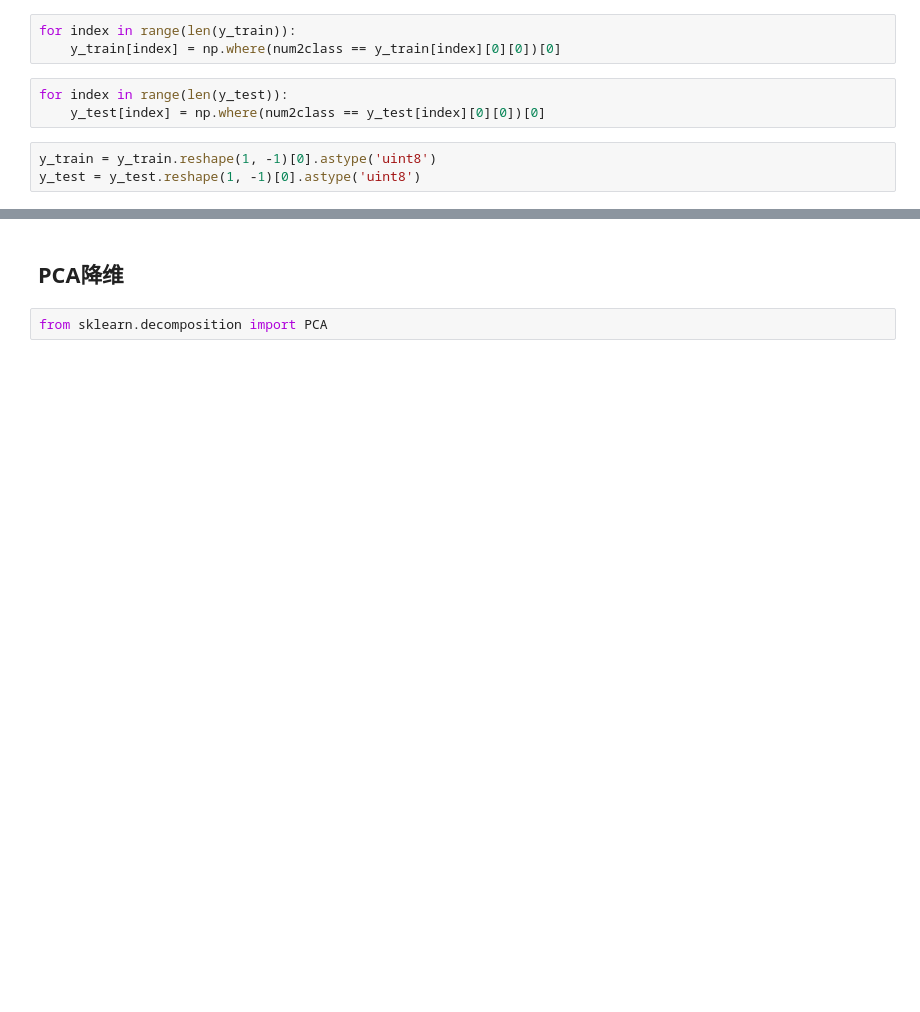
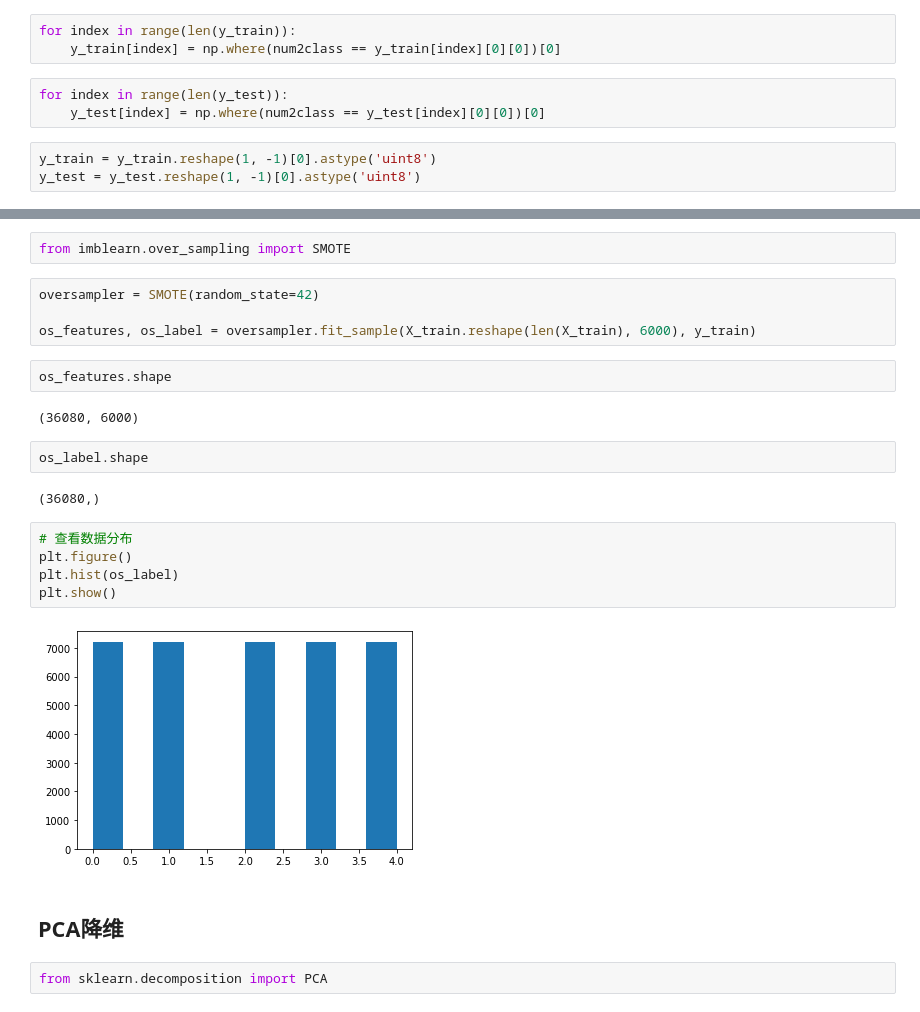
Before and after one commit to madao33/ECG-Classfier, a Jupyter notebook: code/mlModels.ipynb, the cells around one changed output, grey strips where cells are left out. Cells and saved outputs as stored; diff of their text form; blank space fills up the shorter version.

```diff
--- a/code/mlModels.ipynb
+++ b/code/mlModels.ipynb
@@ -69,3 +76,24 @@ y_test_norm = (y_test == 0).reshape(1, -1)[0]
+# %%
+from imblearn.over_sampling import SMOTE
+# %%
+oversampler = SMOTE(random_state=42)
+
+os_features, os_label = oversampler.fit_sample(X_train.reshape(len(X_train), 6000), y_train)
+# %%
+os_features.shape
+# %% [output]
+(36080, 6000)
+# %%
+os_label.shape
+# %% [output]
+(36080,)
+# %%
+# 查看数据分布
+plt.figure()
+plt.hist(os_label)
+plt.show()
+# %% [output]
+[figure, added]
 # %% [markdown]
 ## PCA降维
 # %%
```
Also changed, not shown: parts of 60 cells of this notebook.
